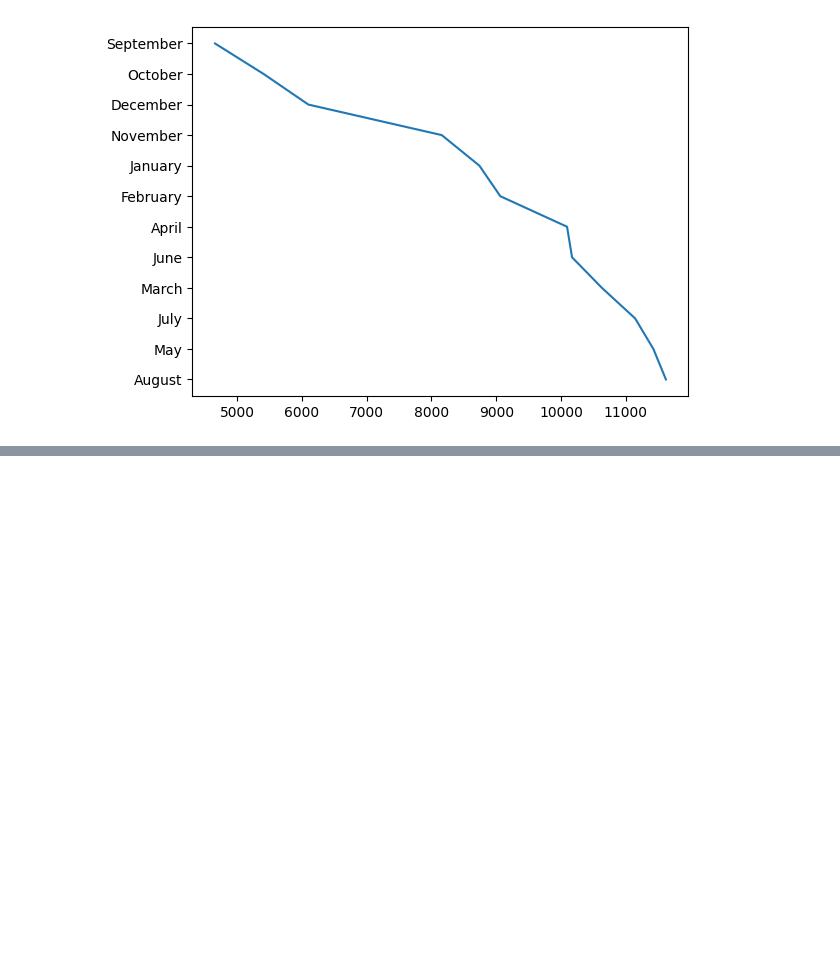
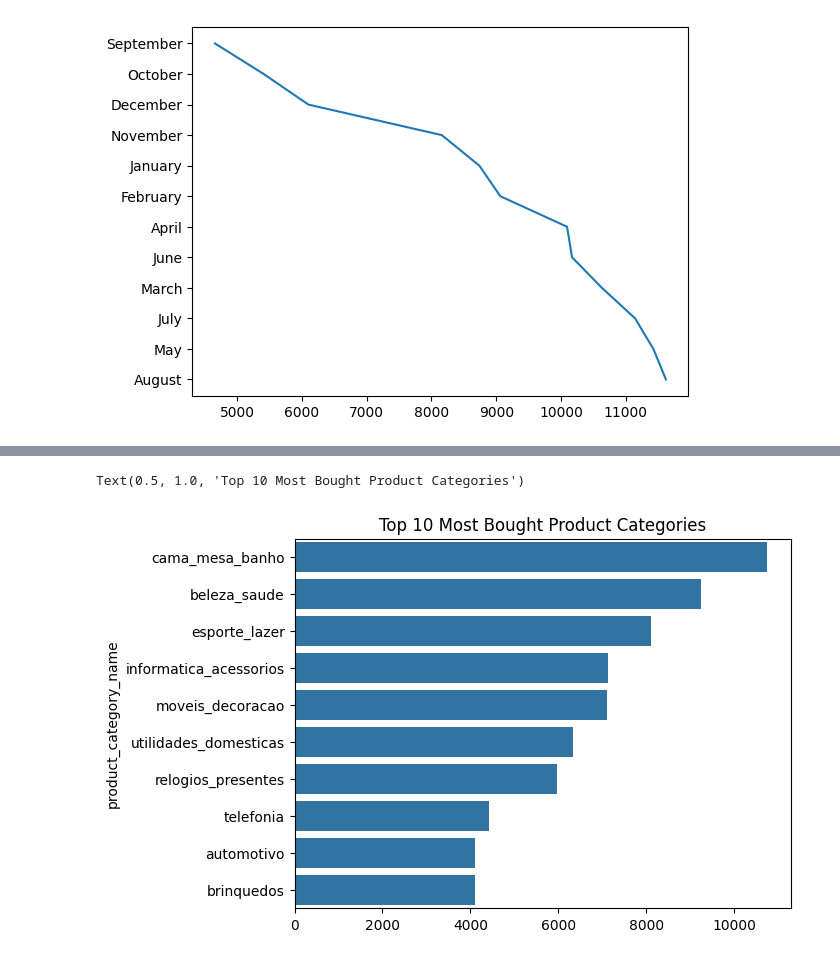
Before and after one commit to karthik132007/brazil_sales, a Jupyter notebook: plots.ipynb, the cells around one changed output, grey strips where cells are left out. Saved outputs shown, nothing was run; the diff lists cells and outputs as text; code cells hidden in the pictures; blank space fills up the shorter version.

```diff
--- a/plots.ipynb
+++ b/plots.ipynb
@@ -72,0 +146,9 @@ plt.plot(month_count,month_count.index)
+# %%
+top_categories=df['product_category_name'].value_counts()
+top_categories=top_categories.head(10)
+# %%
+sns.barplot(x=top_categories.values,y=top_categories.index)
+plt.title("Top 10 Most Bought Product Categories")
+# %% [output]
+Text(0.5, 1.0, 'Top 10 Most Bought Product Categories')
+[figure, added]
```
Also changed, not shown: parts of 13 cells of this notebook.
